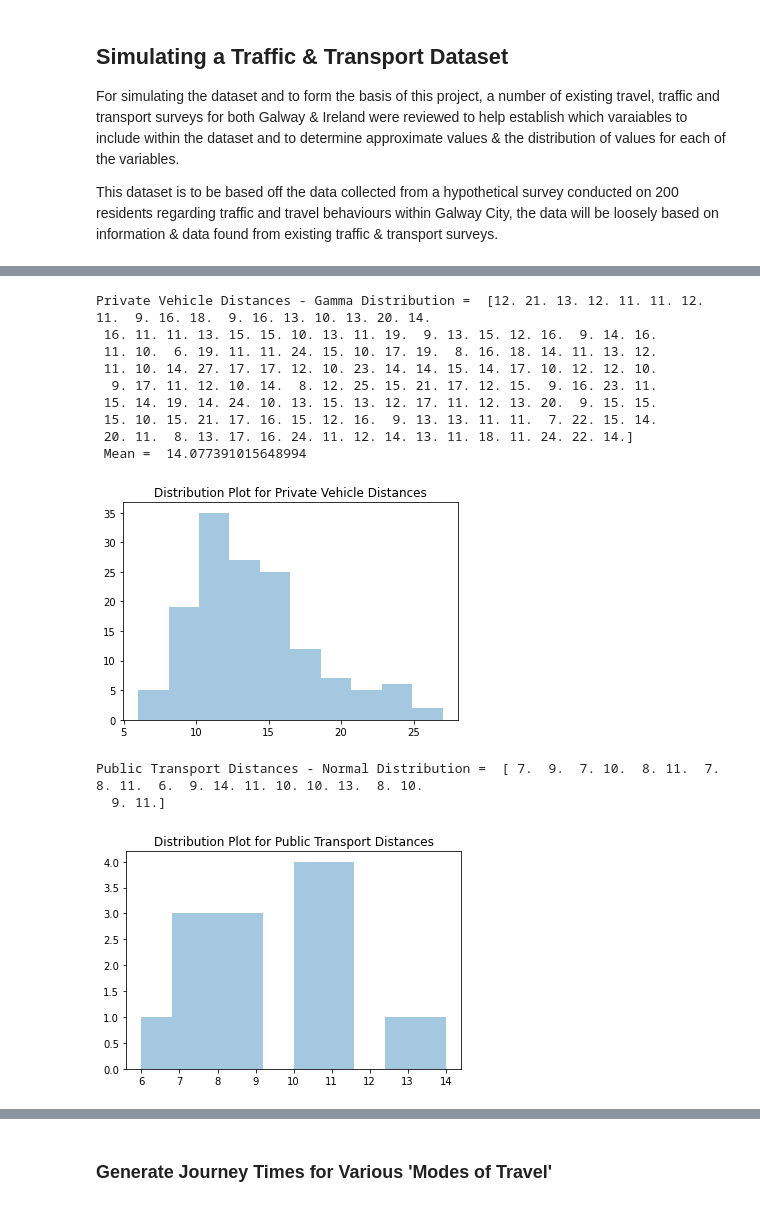
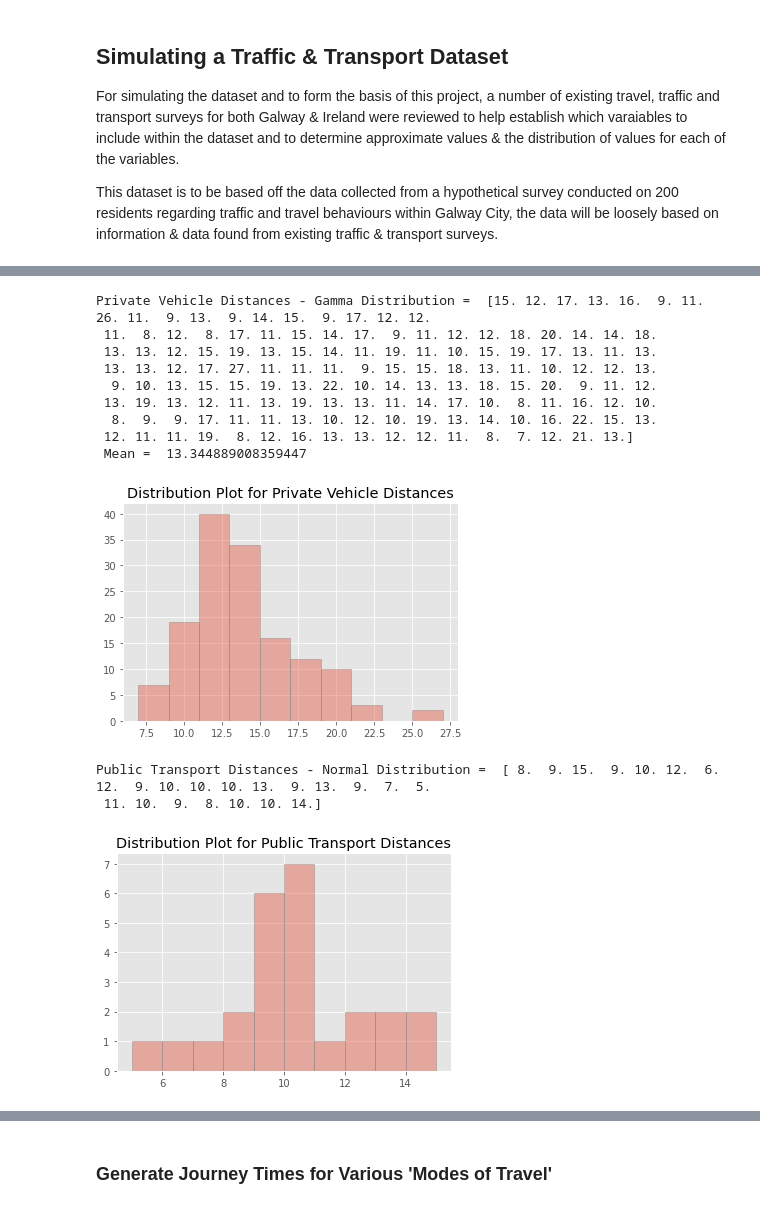
Before and after one commit to PaulSweeney89/ProgDA-Project2020, a Jupyter notebook: Traffic.ipynb, the cells around one changed output, grey strips where cells are left out. Cells and saved outputs as stored; diff of their text form; code cells hidden in the pictures.

```diff
--- a/Traffic.ipynb
+++ b/Traffic.ipynb
@@ -50,4 +50,7 @@ import numpy as np
 import matplotlib.pyplot as plt
 import seaborn as sns
 import random
+
+# set plot style
+plt.style.use("ggplot")
 # %% [markdown]
@@ -76,0 +68,15 @@ For this dataset the categories for mode of travel were simplied to:
+# %%
+sample_size = 200
+
+g = ['Male', 'Female']
+gender = np.random.choice(g, size=sample_size, p=(0.48, 0.52))
+
+males_count = gender.tolist().count('Male')
+females_count = gender.tolist().count('Female')
+print("Females Count =", females_count, " ",  "Males Count = ", males_count)
+
+
+# Histogram plot of Galway City gender distribution
+plt.title("Histogram of Gender Distribution")
+plt.hist(gender, alpha=0.3)
+plt.show()
@@ -76,0 +88,7 @@ For this dataset the categories for mode of travel were simplied to:
+# %%
+age = np.random.randint(low=18, high=65, size=sample_size)
+
+# Uniform distribution plot of range of ages
+plt.title("Uniform Age Distribution")
+sns.distplot(age, kde=False, bins=8, hist_kws=dict(edgecolor="grey", linewidth=1))
+plt.show()
@@ -146,18 +175,0 @@ def mot(age_list):
-# %%
-# Adjusted modes of transport for range of age groups
-mode_adj = mot(age)
-
-drivers = mode_adj.count('private vehicle')
-passengers = mode_adj.count('public transport')
-cyclists = mode_adj.count('cycle')
-walkers = mode_adj.count('walk')
-
-print(drivers, passengers, cyclists, walkers)
-
-# Output count list as 'c'.
-c = [drivers] + [passengers] + [cyclists] + [walkers]
-
-# Pie chart of randomly generated split between modes of travel.
-plt.pie(c, labels=m, explode = (0.1, 0.1, 0.1, 0.1), shadow=True, autopct='%1.1f%%')
-plt.title("Modes of Travel - Randomly Generated")
-plt.show()
@@ -175,42 +202,41 @@ jd_pv = np.round(d_pv, 0)
 
 mean = d_pv.mean()
 
-
 # Output distances & distribution plot
 
 print('Private Vehicle Distances - Gamma Distribution = ', jd_pv, "\n", "Mean = ", mean)
 
-sns.distplot(jd_pv, bins=10, kde=False)
+sns.distplot(jd_pv, bins=10, kde=False, hist_kws=dict(edgecolor="grey", linewidth=1))
 
 plt.title("Distribution Plot for Private Vehicle Distances")
 plt.show()
 # %% [output]
-Private Vehicle Distances - Gamma Distribution =  [12. 21. 13. 12. 11. 11. 12. 11.  9. 16. 18.  9. 16. 13. 10. 13. 20. 14.
- 16. 11. 11. 13. 15. 15. 10. 13. 11. 19.  9. 13. 15. 12. 16.  9. 14. 16.
- 11. 10.  6. 19. 11. 11. 24. 15. 10. 17. 19.  8. 16. 18. 14. 11. 13. 12.
- 11. 10. 14. 27. 17. 17. 12. 10. 23. 14. 14. 15. 14. 17. 10. 12. 12. 10.
-  9. 17. 11. 12. 10. 14.  8. 12. 25. 15. 21. 17. 12. 15.  9. 16. 23. 11.
- 15. 14. 19. 14. 24. 10. 13. 15. 13. 12. 17. 11. 12. 13. 20.  9. 15. 15.
- 15. 10. 15. 21. 17. 16. 15. 12. 16.  9. 13. 13. 11. 11.  7. 22. 15. 14.
- 20. 11.  8. 13. 17. 16. 24. 11. 12. 14. 13. 11. 18. 11. 24. 22. 14.]
- Mean =  14.077391015648994
+Private Vehicle Distances - Gamma Distribution =  [15. 12. 17. 13. 16.  9. 11. 26. 11.  9. 13.  9. 14. 15.  9. 17. 12. 12.
+ 11.  8. 12.  8. 17. 11. 15. 14. 17.  9. 11. 12. 12. 18. 20. 14. 14. 18.
+ 13. 13. 12. 15. 19. 13. 15. 14. 11. 19. 11. 10. 15. 19. 17. 13. 11. 13.
+ 13. 13. 12. 17. 27. 11. 11. 11.  9. 15. 15. 18. 13. 11. 10. 12. 12. 13.
+  9. 10. 13. 15. 15. 19. 13. 22. 10. 14. 13. 13. 18. 15. 20.  9. 11. 12.
+ 13. 19. 13. 12. 11. 13. 19. 13. 13. 11. 14. 17. 10.  8. 11. 16. 12. 10.
+  8.  9.  9. 17. 11. 11. 13. 10. 12. 10. 19. 13. 14. 10. 16. 22. 15. 13.
+ 12. 11. 11. 19.  8. 12. 16. 13. 13. 12. 12. 11.  8.  7. 12. 21. 13.]
+ Mean =  13.344889008359447
-[figure, old version]
+[figure, new version]
 # %%
 # Journey distances for public transport
 d_pt = np.random.normal(loc=10, scale=2, size=passengers)
 
 # Round distances to nearest km
 jd_pt = np.round(d_pt, 0)
 
 # Output distances & distribution plot
 print('Public Transport Distances - Normal Distribution = ', jd_pt)
-sns.distplot(jd_pt, bins=10, kde=False)
+sns.distplot(jd_pt, bins=10, kde=False, hist_kws=dict(edgecolor="grey", linewidth=1))
 plt.title("Distribution Plot for Public Transport Distances")
 plt.show()
 # %% [output]
-Public Transport Distances - Normal Distribution =  [ 7.  9.  7. 10.  8. 11.  7.  8. 11.  6.  9. 14. 11. 10. 10. 13.  8. 10.
-  9. 11.]
+Public Transport Distances - Normal Distribution =  [ 8.  9. 15.  9. 10. 12.  6. 12.  9. 10. 10. 10. 13.  9. 13.  9.  7.  5.
+ 11. 10.  9.  8. 10. 10. 14.]
-[figure, old version]
+[figure, new version]
 # %%
 # Journey distances for cyclists
 d_cyc = np.random.triangular(left=2, mode=13, right=14, size=cyclists)
```
Also changed, not shown: parts of 27 cells of this notebook.
